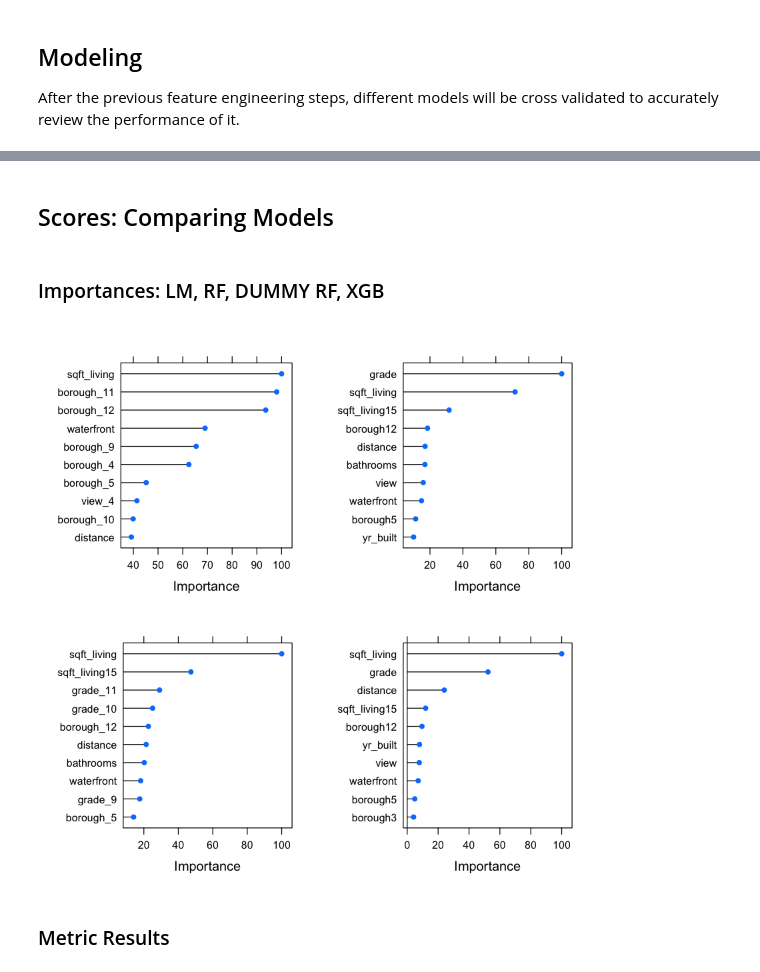
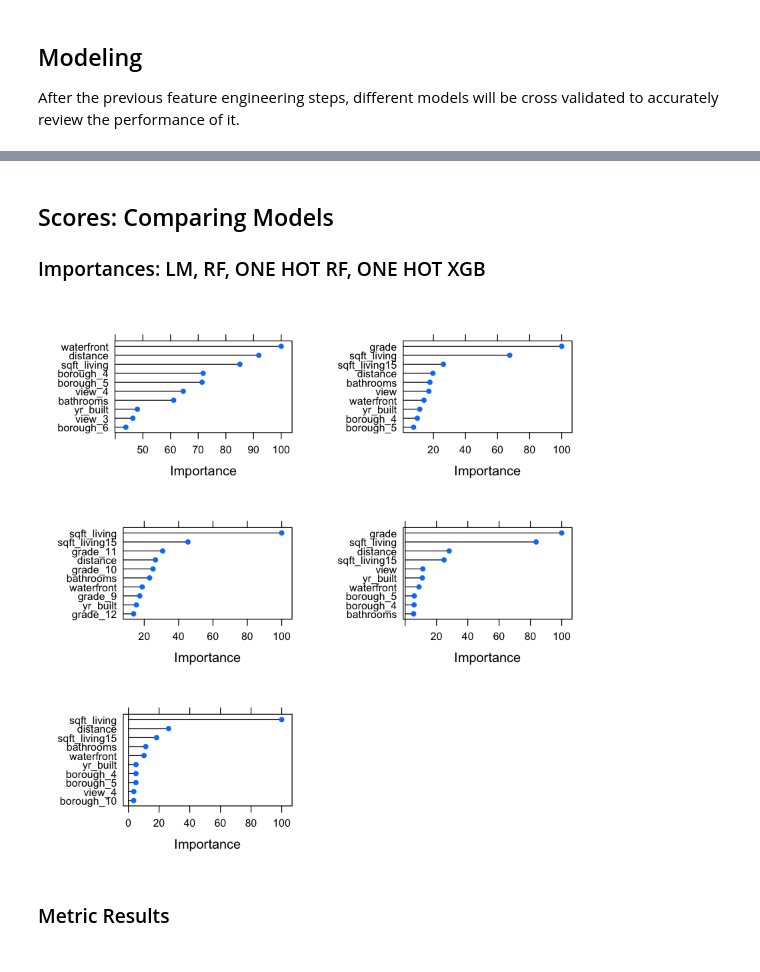
Before and after one commit to akoury/house_pricing, a Jupyter notebook: Analysis.ipynb, the cells around one changed output, grey strips where cells are left out. Saved outputs shown, nothing was run; the diff lists cells and outputs as text; code cells hidden in the pictures.

Commit message:
Finalized Grid Search

```diff
--- a/Analysis.ipynb
+++ b/Analysis.ipynb
@@ -401,9 +429,10 @@ one_hot<-processed
 one_hot$grade <- as.factor(one_hot$grade)
 one_hot$view <- as.factor(one_hot$view)
 one_hot$condition <- as.factor(one_hot$condition)
-one_hot$borough <- as.factor(one_hot$borough)
 
-dummy<-dummyVars(formula= ~., data = one_hot, fullRank=T,sep = "_")
-one_hot<-data.table(predict(dummy, newdata = one_hot))
+
+dummy<-dummyVars(formula= ~., data = one_hot[, -"price"], fullRank=T, sep = "_")
+one_hot<-data.table(predict(dummy, newdata = one_hot[, -"price"]))
+one_hot$price<-processed$price
 head(one_hot)
 # %% [output]
@@ -442,6 +471,6 @@ Initially we try a random forest without one hot encoded features.
 # %%
 ini<-now()
-rf <- train(price~ ., data = processed, method = "ranger", trControl=tc, importance = "impurity")
+rf <- train(price~ ., data = final, method = "ranger", trControl=tc, importance = "impurity")
 print(now()-ini)
 rf$results
 # %% [output]
@@ -474,6 +507,6 @@ Time difference of 15.03928 mins
 # %%
 ini<-now()
-xgb <- train(price~ ., data = processed, method = "xgbTree", trControl=tc, importance = TRUE)
+xgb <- train(price~ ., data = final, method = "xgbTree", trControl=tc, importance = TRUE)
 print(now()-ini)
 head(xgb$results)
 # %% [output]
@@ -484,0 +523,5 @@ Time difference of 1.092664 mins
+# %%
+ini<-now()
+dummy_xgb <- train(price~ ., data = one_hot, method = "xgbTree", trControl=tc, importance = TRUE)
+print(now()-ini)
+head(dummy_xgb$results)
@@ -485,15 +537,15 @@ Time difference of 1.092664 mins
 # %% [markdown]
 ## Scores: Comparing Models
+### Importances: LM, RF, ONE HOT RF, ONE HOT XGB
-# %% [markdown]
-### Importances: LM, RF, DUMMY RF, XGB
 # %%
 lmplot<-plot(varImp(lm), top = 10)
 rfplot<-plot(varImp(rf), top = 10)
 dummyrfplot<-plot(varImp(dummy_rf), top = 10)
 xgbplot<-plot(varImp(xgb), top = 10)
-grid.arrange(lmplot, rfplot, dummyrfplot, xgbplot, ncol=2)
+dummyxgbplot<-plot(varImp(dummy_xgb), top = 10)
+grid.arrange(lmplot, rfplot, dummyrfplot, xgbplot, dummyxgbplot, ncol=2)
 # %% [output]
-[figure, old version]
+[figure, new version]
 # %% [markdown]
 ### Metric Results
 # %%
```
Also changed, not shown: parts of 41 cells of this notebook, 1 other file.
